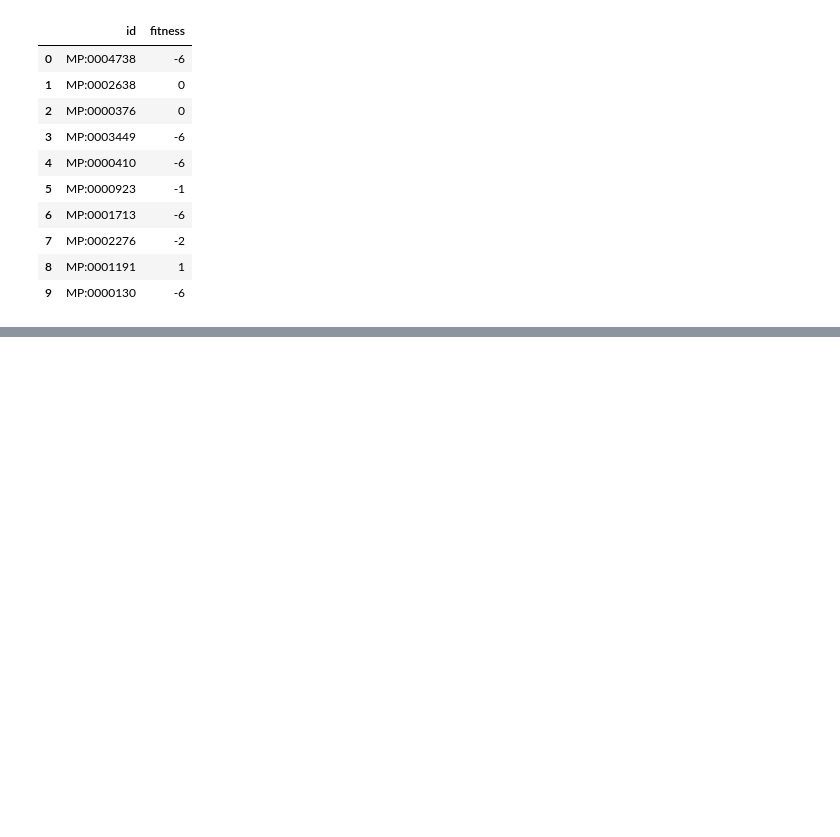
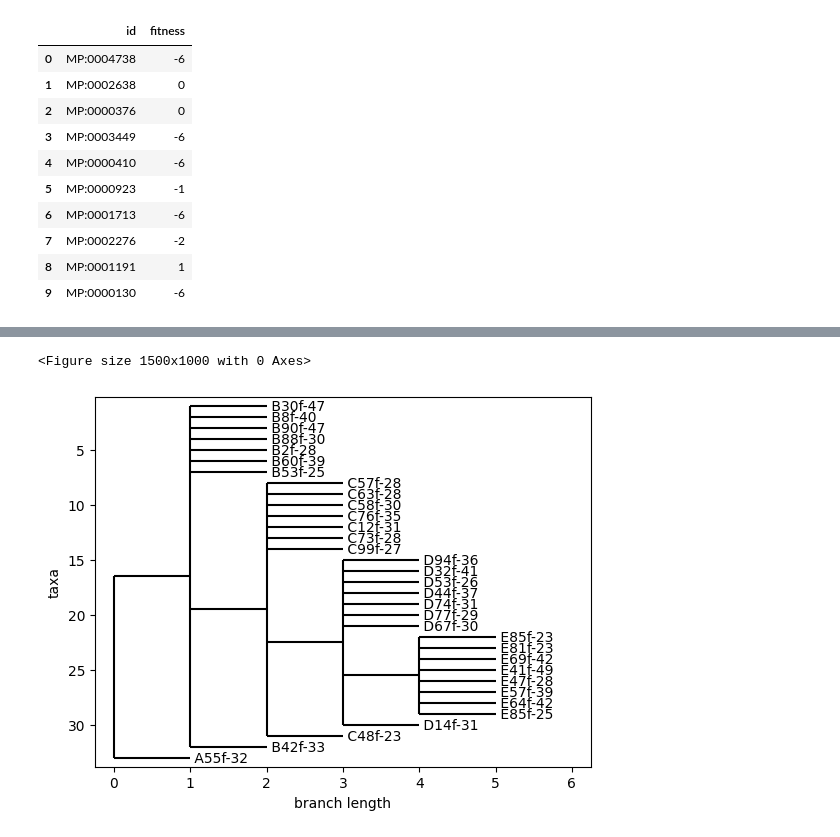
Before and after one commit to PewterZz/grispr, a Jupyter notebook: new_tree.ipynb, the cells around one changed output, grey strips where cells are left out. Saved outputs shown, nothing was run; the diff lists cells and outputs as text; code cells hidden in the pictures; blank space fills up the shorter version.

```diff
--- a/new_tree.ipynb
+++ b/new_tree.ipynb
@@ -76,27 +82,28 @@ class Rat:
 # %%
 def breed(rat1, rat2):
-    genes = [rat1.select_random_gene(), rat2.select_random_gene()]
+    genes = [*rat1.select_random_gene(), *rat2.select_random_gene()]
     fit = 0
     identity = chr(ord(rat1.id[0]) + 1) + str(random.randint(1, 100)) if ord(rat1.id[0]) < 90 else chr(65)
     for i in genes:
         for j in range(len(df)):
             if df["id"][j] == i:
-                fit += int(df["fitness"][j])
+                fit += df.iloc[j, 1]
+
     return Rat(identity, genes, fit)
 # %%
 rats = [Rat(f"A{random.randint(1, 100)}", df["id"].tolist(), sum(list(map(lambda f: f, df["fitness"])))), Rat(f"A{random.randint(1, 100)}", df["id"].tolist(), sum(list(map(lambda f: f, df["fitness"]))))]
 # %%
 def generate_newick_tree():
     tree = []
-    prev_gen = [random.choice(rats), random.choice(rats)]
+    prev_gen = [random.choice(rats)]
     tree.append(prev_gen)
-    for i in range(1, 100):
-        current_gen = [breed(random.choice(prev_gen), random.choice(prev_gen)) for _ in range(8, 16)]
-        prev_gen.insert(1, current_gen)
+    for i in range(1, 5):
+        current_gen = [breed(random.choice(prev_gen), random.choice(prev_gen)) for _ in range(2)]
+        prev_gen.insert(-1, current_gen)
         prev_gen = current_gen
 
     return tree
 
 tree = str(generate_newick_tree())
 # %%
-tree = tree.replace("[", "(").replace("]", ")")[1: -1] + ";"
+newick_tree = tree.replace("[", "(").replace("]", ")")[1: -1] + ";"
@@ -105,0 +110,8 @@ with open("test.txt", "w") as f:
+# %%
+tree = Phylo.read(StringIO(newick_tree), "newick")
+
+plt.figure(figsize=(15, 10))
+Phylo.draw(tree)
+# %% [output]
+<Figure size 1500x1000 with 0 Axes>
+[figure, added]
```
Also changed, not shown: parts of 3 cells of this notebook.
